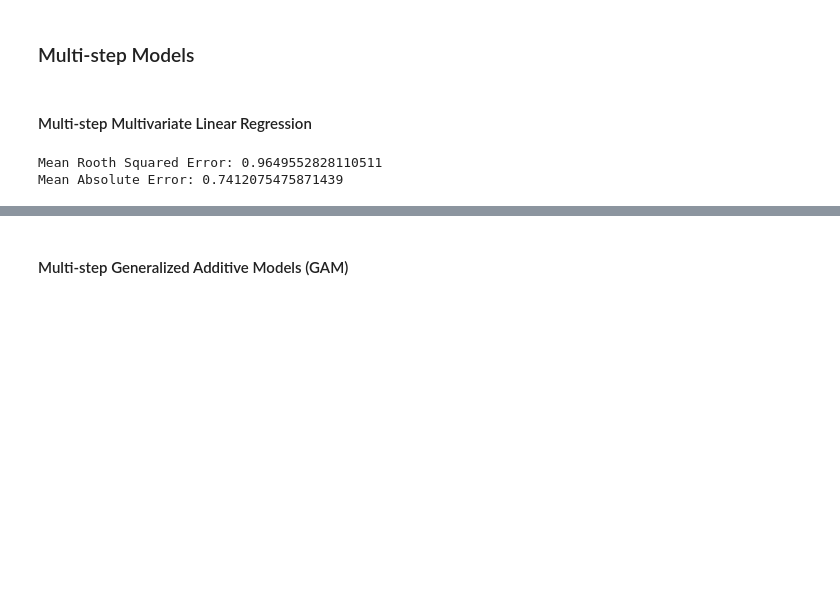
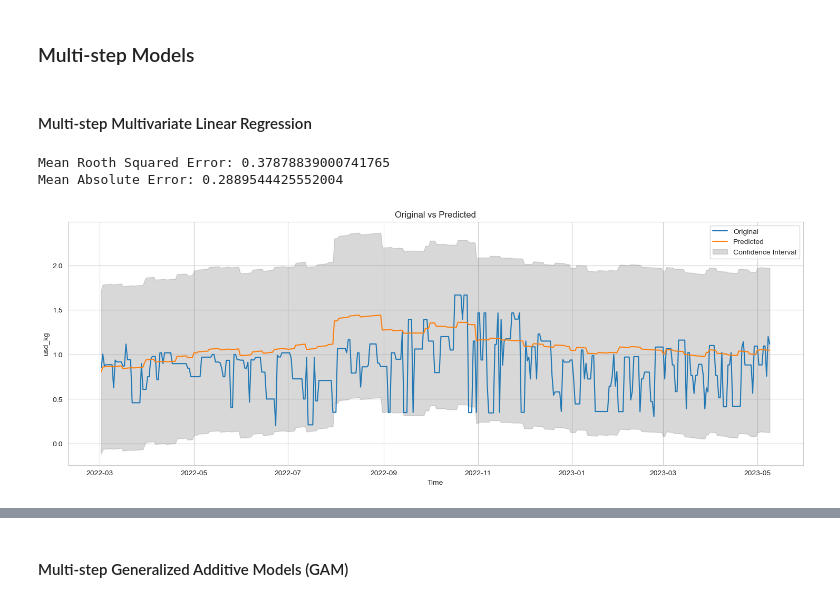
Before and after one commit to sergiopostigo/supertrade, a Jupyter notebook: data_exploitation/exports_analytics/data_preprocessing/time_series_decomposition_3.ipynb, the cells around one changed output, grey strips where cells are left out. Saved outputs shown, nothing was run; the diff lists cells and outputs as text; code cells hidden in the pictures; blank space fills up the shorter version.

```diff
--- a/data_exploitation/exports_analytics/data_preprocessing/time_series_decomposition_3.ipynb
+++ b/data_exploitation/exports_analytics/data_preprocessing/time_series_decomposition_3.ipynb
@@ -264,22 +266,65 @@ steps = 30
 # %%
 import statsmodels.api as sm
 from sklearn.metrics import mean_squared_error, mean_absolute_error
 
 # Create a LinearRegression model
 model = sm.OLS(y_train[steps:], X_train[:-steps])
 # Fit the model to the training data
 model = model.fit()
 
 # Make predictions with the test data
 y_pred = model.predict(X_test[:-steps])
-conf_in = model.get_prediction(X_test[:-steps]).conf_int(alpha=0.05)
+conf_in = model.get_prediction((X_test[:-steps])).summary_frame(alpha=0.05)
 
 # Calculate error metrics
 mrse = np.sqrt(mean_squared_error(y_test[steps:], y_pred))
 mae = mean_absolute_error(y_test[steps:], y_pred)
 
 print("Mean Rooth Squared Error:", mrse)
 print("Mean Absolute Error:", mae)
+
+# Plot original vs predicted
+plt.figure(figsize=(18, 6))
+sns.lineplot(x = data.index[-len(y_test[steps:]):], y=y_test[steps:], label='Original')
+sns.lineplot(x = data.index[-len(y_test[steps:]):], y=y_pred, label='Predicted')
+plt.fill_between(data.index[-len(y_test[steps:]) :],
+                 conf_in["obs_ci_lower"],
+                 conf_in["obs_ci_upper"],
+                 color='gray',
+                 alpha=0.3,
+                 label='Confidence Interval')
+plt.xlabel('Time')
+plt.ylabel(observations)
+plt.title('Original vs Predicted')
+plt.legend()
+
+#----------------------------------------------------------
+# Experiment tracking
+#----------------------------------------------------------
+wandb.init(
+    mode = 'disabled',
+    # set the wandb project where this run will be logged
+    project="thesis_time_series_forecasting",
+
+    # track information and parameters
+    config={
+    "model": 'Linear Regression',
+    "observations": observations,
+    "steps" : steps,
+    "train_fraction": train_frac,
+    "train_len" : len(X_train),
+    "test_len" : len(X_test),
+    }
+)
+
+# Log metrics to wandb
+wandb.log({"mrse": mrse, "mae": mae, 'chart': wandb.Image(plt)})
+# Finish wandb
+wandb.finish()
+#----------------------------------------------------------
+
+plt.show()
 # %% [output]
-Mean Rooth Squared Error: 0.9649552828110511
-Mean Absolute Error: 0.7412075475871439
+Mean Rooth Squared Error: 0.37878839000741765
+Mean Absolute Error: 0.2889544425552004
+[figure, added]
```
Also changed, not shown: parts of 17 cells of this notebook, 7 other files.
